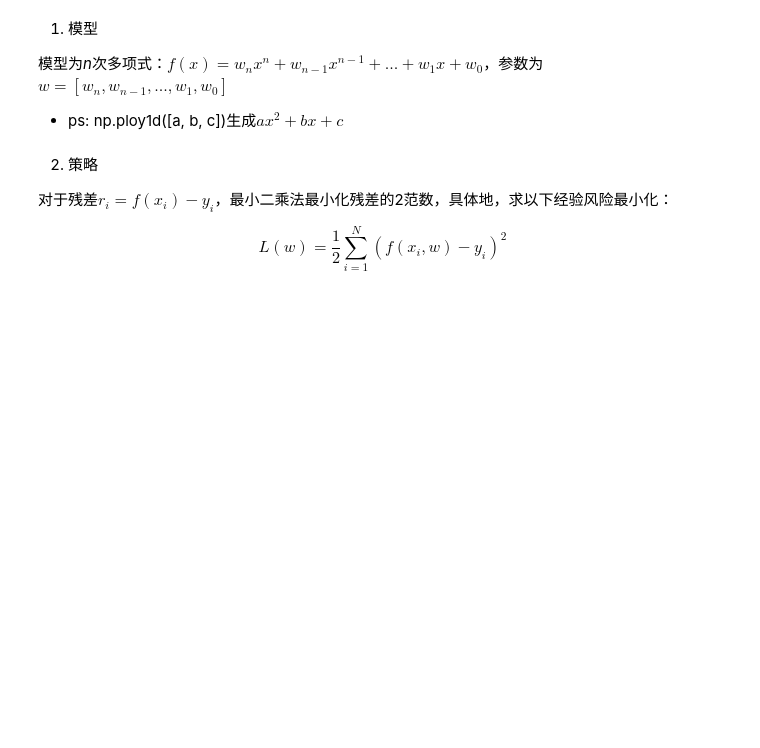
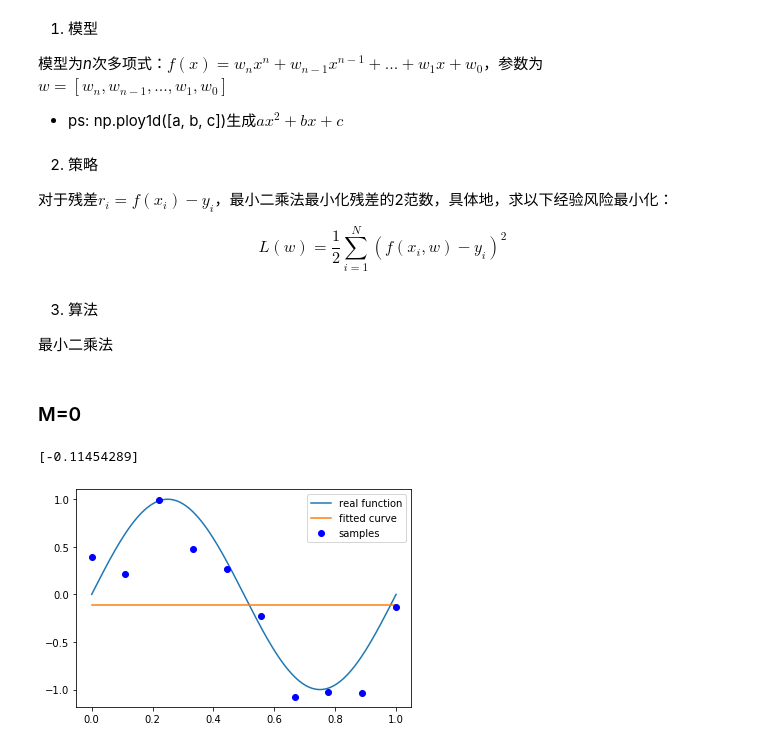
Before and after one commit to Penn000/NN, a Jupyter notebook: statistical_learning/chapter01.ipynb, the cells around one changed output. Saved outputs shown, nothing was run; the diff lists cells and outputs as text; code cells hidden in the pictures; blank space fills up the shorter version.

```diff
--- a/statistical_learning/chapter01.ipynb
+++ b/statistical_learning/chapter01.ipynb
@@ -32,7 +32,7 @@ plt.show()
 
 - ps: np.ploy1d([a, b, c])生成$ax^2+bx+c$
 # %%
-def func(x, w):
+def func(w, x):
     f = np.poly1d(w)
     return f(x)
 # %% [markdown]
@@ -41,3 +41,34 @@ def func(x, w):
 对于残差$r_i=f(x_i)-y_i$，最小二乘法最小化残差的2范数，具体地，求以下经验风险最小化：
 
 $$L(w)=\frac{1}{2}\sum_{i=1}^N(f(x_i,w)-y_i)^2$$
+# %% [markdown]
+3. 算法
+
+最小二乘法
+# %%
+from scipy.optimize import leastsq
+
+def residuals_func(w, x, y):
+    ret = func(w, x) - y
+    return ret
+
+def fit(x, y, N=3):
+    w_init = np.random.rand(N+1)
+    w_lsq = leastsq(residuals_func, w_init, args=(x, y))
+    print(w_lsq[0])
+    return w_lsq[0]
+
+def show_plot(w):
+    plt.plot(xx, yy, label='real function')
+    plt.plot(xx, func(w, xx), label='fitted curve')
+    plt.plot(x, y, 'bo', label='samples')
+    plt.legend()
+    plt.show()
+# %% [markdown]
+### M=0
+# %%
+w = fit(x, y, N=0)
+show_plot(w)
+# %% [output]
+[-0.11454289]
+[figure, added]
```
Also changed, not shown: parts of 7 cells of this notebook.
